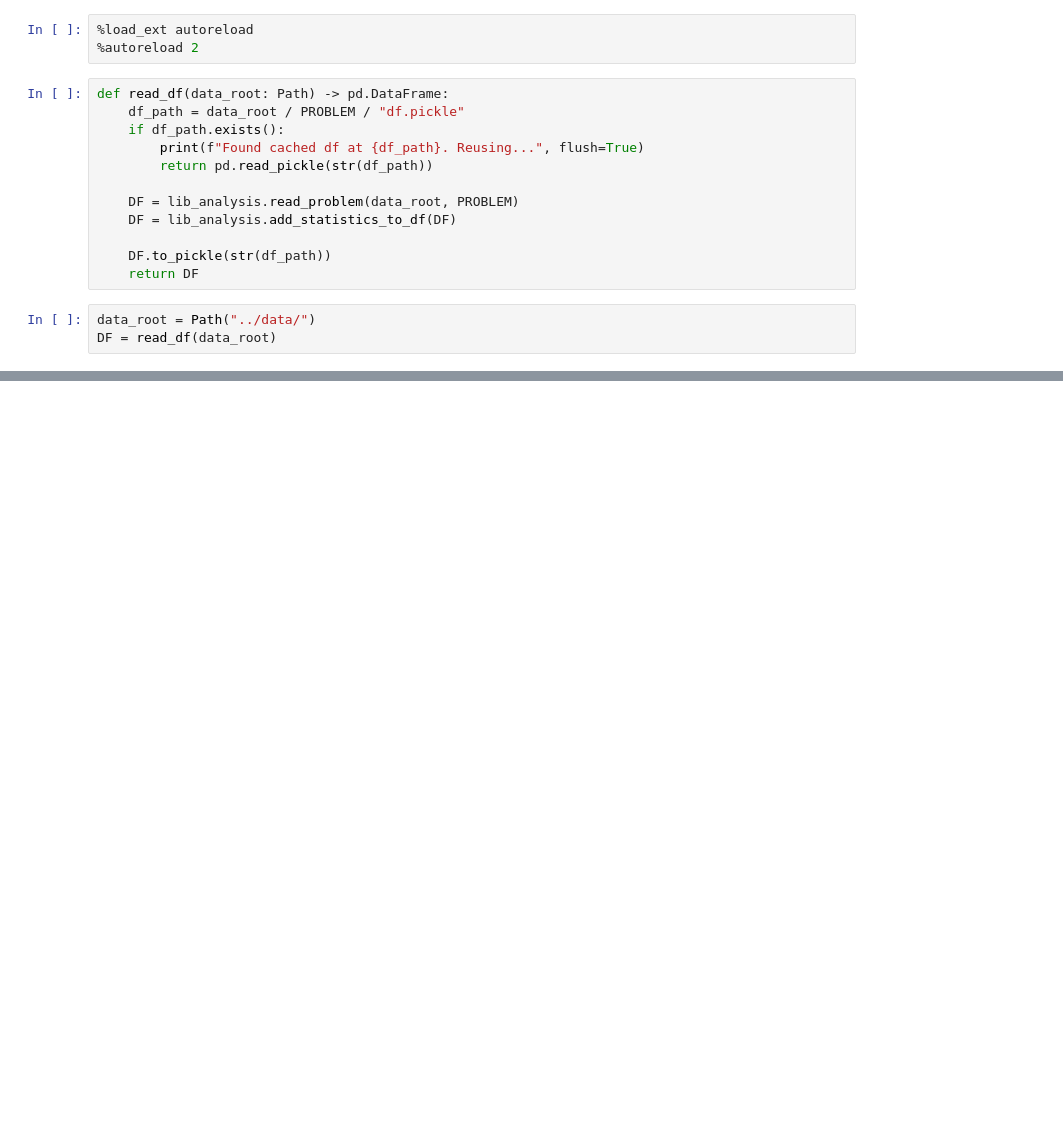
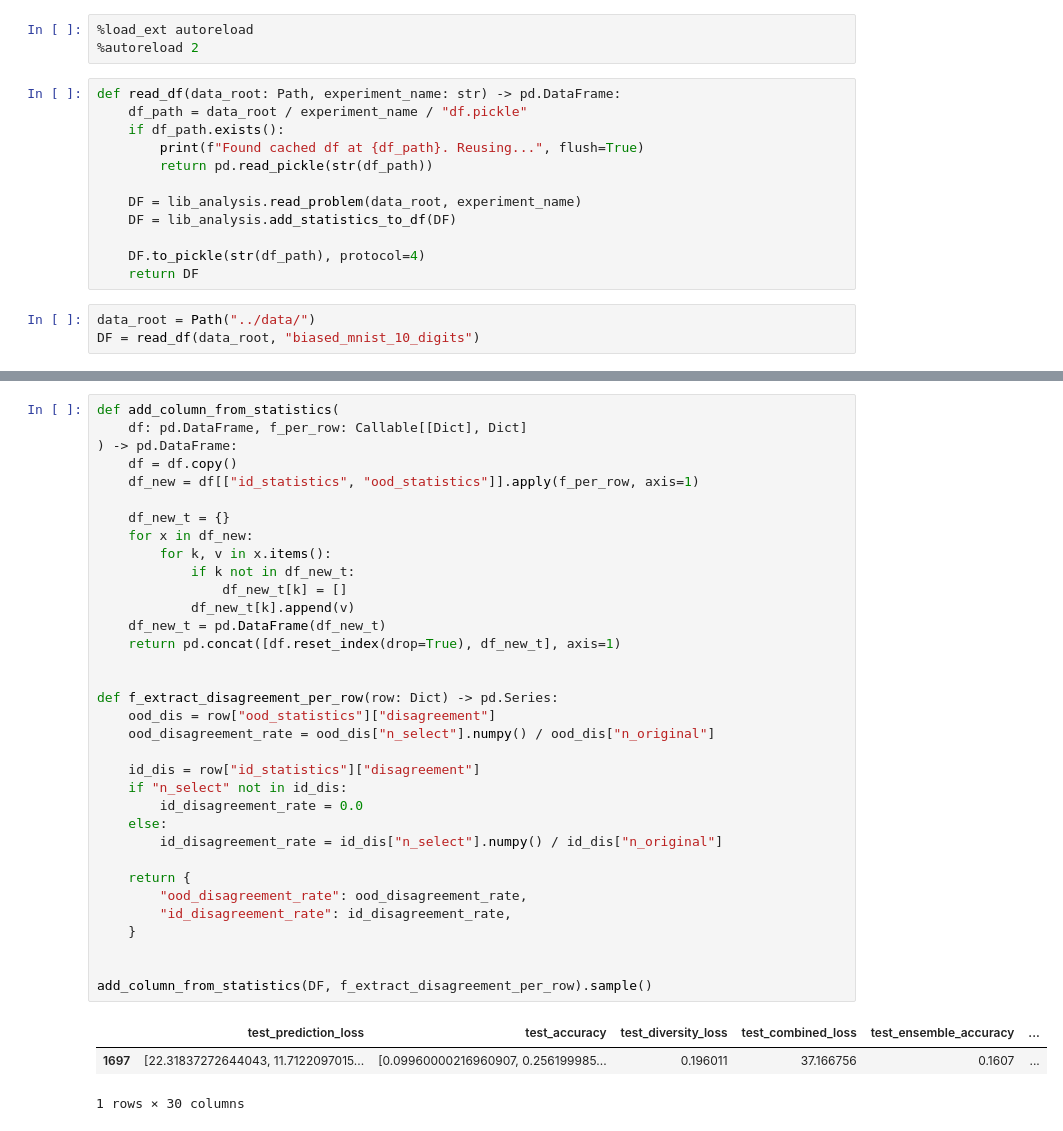
Before and after one commit to ericpts/hsic, a Jupyter notebook: analysis.ipynb, the cells around one changed output, grey strips where cells are left out. Cells and saved outputs as stored; diff of their text form; blank space fills up the shorter version.

```diff
--- a/analysis.ipynb
+++ b/analysis.ipynb
@@ -40,18 +38,18 @@ PROBLEM = "biased_mnist"
 %load_ext autoreload
 %autoreload 2
 # %%
-def read_df(data_root: Path) -> pd.DataFrame:
-    df_path = data_root / PROBLEM / "df.pickle"
+def read_df(data_root: Path, experiment_name: str) -> pd.DataFrame:
+    df_path = data_root / experiment_name / "df.pickle"
     if df_path.exists():
         print(f"Found cached df at {df_path}. Reusing...", flush=True)
         return pd.read_pickle(str(df_path))
 
-    DF = lib_analysis.read_problem(data_root, PROBLEM)
+    DF = lib_analysis.read_problem(data_root, experiment_name)
     DF = lib_analysis.add_statistics_to_df(DF)
 
-    DF.to_pickle(str(df_path))
+    DF.to_pickle(str(df_path), protocol=4)
     return DF
 # %%
 data_root = Path("../data/")
-DF = read_df(data_root)
+DF = read_df(data_root, "biased_mnist_10_digits")
 # %% [output]
@@ -65 +57,39 @@ DF.sample()
+# %%
+def add_column_from_statistics(
+    df: pd.DataFrame, f_per_row: Callable[[Dict], Dict]
+) -> pd.DataFrame:
+    df = df.copy()
+    df_new = df[["id_statistics", "ood_statistics"]].apply(f_per_row, axis=1)
+
+    df_new_t = {}
+    for x in df_new:
+        for k, v in x.items():
+            if k not in df_new_t:
+                df_new_t[k] = []
+            df_new_t[k].append(v)
+    df_new_t = pd.DataFrame(df_new_t)
+    return pd.concat([df.reset_index(drop=True), df_new_t], axis=1)
+
+
+def f_extract_disagreement_per_row(row: Dict) -> pd.Series:
+    ood_dis = row["ood_statistics"]["disagreement"]
+    ood_disagreement_rate = ood_dis["n_select"].numpy() / ood_dis["n_original"]
+
+    id_dis = row["id_statistics"]["disagreement"]
+    if "n_select" not in id_dis:
+        id_disagreement_rate = 0.0
+    else:
+        id_disagreement_rate = id_dis["n_select"].numpy() / id_dis["n_original"]
+
+    return {
+        "ood_disagreement_rate": ood_disagreement_rate,
+        "id_disagreement_rate": id_disagreement_rate,
+    }
+
+
+add_column_from_statistics(DF, f_extract_disagreement_per_row).sample()
+# %% [output]
+|  | test_prediction_loss | test_accuracy | test_diversity_loss | test_combined_loss | test_ensemble_accuracy | ... |
+| 1697 | [22.31837272644043, 11.7122097015... | [0.09960000216960907, 0.256199985... | 0.196011 | 37.166756 | 0.1607 | ... |
+1 rows × 30 columns
 # %%
```
Also changed, not shown: parts of 5 cells of this notebook, 4 other files.
